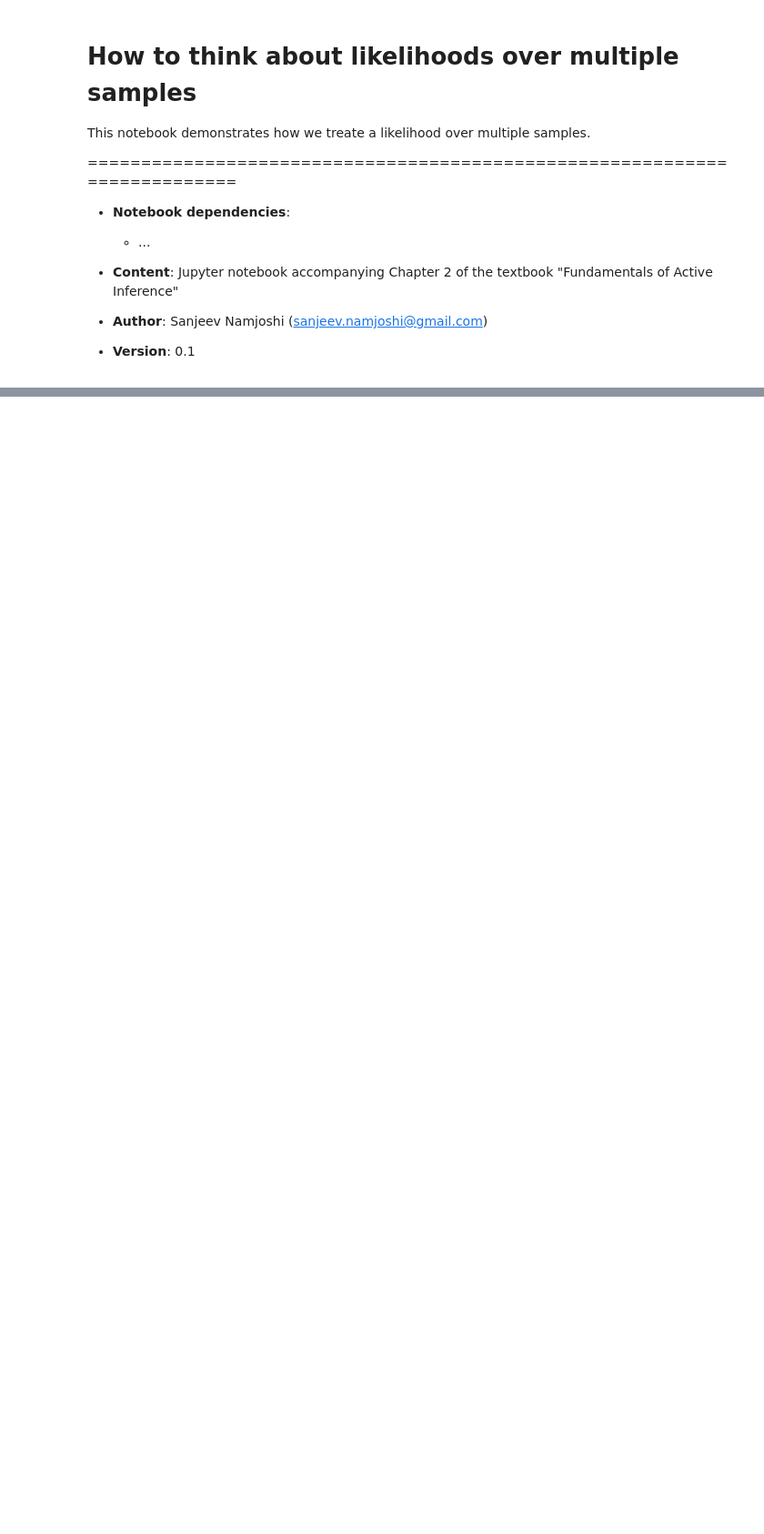
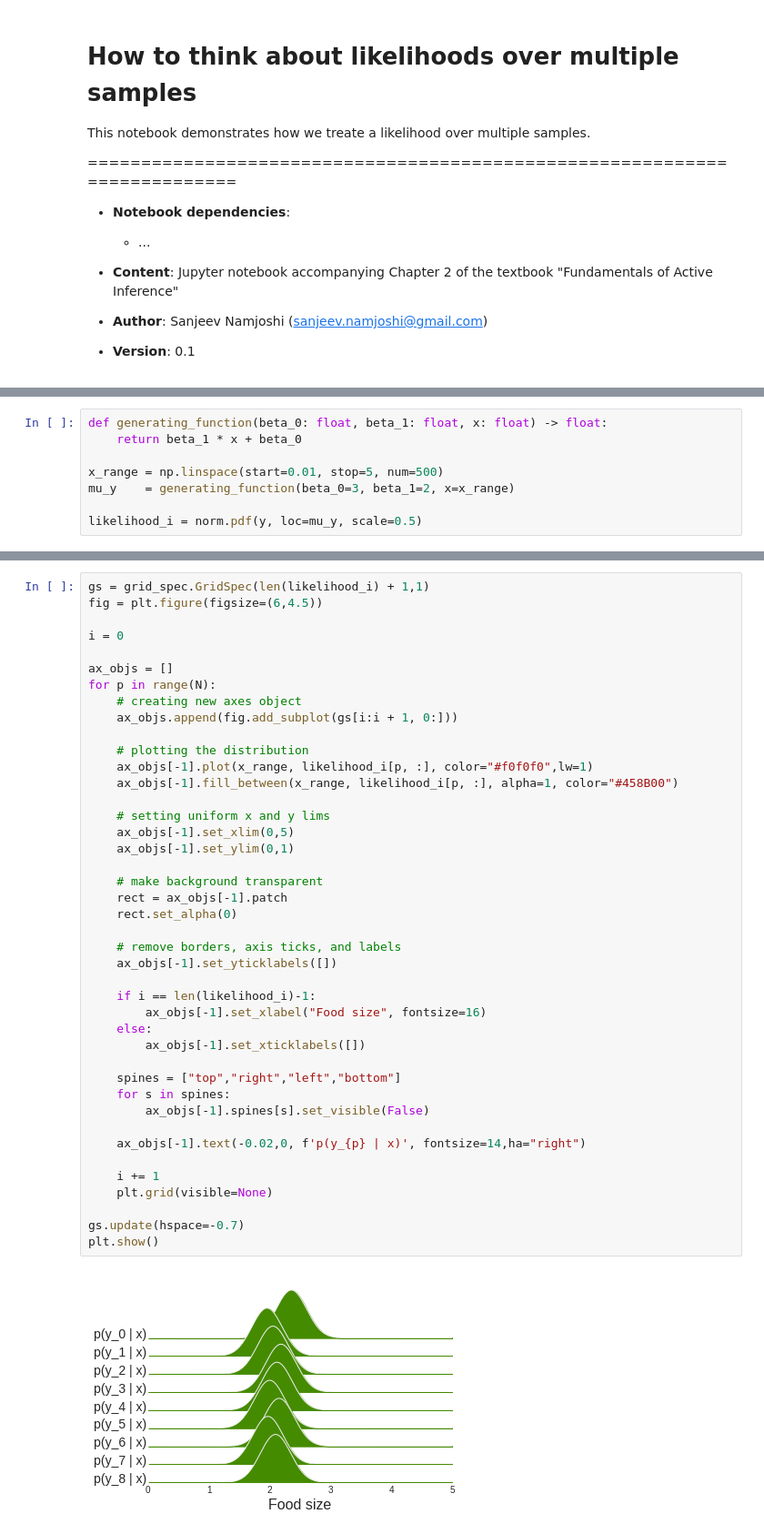
Before and after one commit to snamjoshi/faif-book, a Jupyter notebook: notebooks/background_material/multiple_likelihoods.ipynb, the cells around one changed output, grey strips where cells are left out. Shown at 91% size. Saved outputs shown, nothing was run; the diff lists cells and outputs as text; blank space fills up the shorter version.

```diff
--- a/notebooks/background_material/multiple_likelihoods.ipynb
+++ b/notebooks/background_material/multiple_likelihoods.ipynb
@@ -46,0 +90,8 @@ The only difference is that observation are now indexed by $i = 0, \dots, N$ to
+# %%
+def generating_function(beta_0: float, beta_1: float, x: float) -> float:
+    return beta_1 * x + beta_0
+
+x_range = np.linspace(start=0.01, stop=5, num=500)
+mu_y    = generating_function(beta_0=3, beta_1=2, x=x_range)
+
+likelihood_i = norm.pdf(y, loc=mu_y, scale=0.5)
@@ -46,0 +108,44 @@ The only difference is that observation are now indexed by $i = 0, \dots, N$ to
+# %%
+gs = grid_spec.GridSpec(len(likelihood_i) + 1,1)
+fig = plt.figure(figsize=(6,4.5))
+
+i = 0
+
+ax_objs = []
+for p in range(N):
+    # creating new axes object
+    ax_objs.append(fig.add_subplot(gs[i:i + 1, 0:]))
+
+    # plotting the distribution
+    ax_objs[-1].plot(x_range, likelihood_i[p, :], color="#f0f0f0",lw=1)
+    ax_objs[-1].fill_between(x_range, likelihood_i[p, :], alpha=1, color="#458B00")
+
+    # setting uniform x and y lims
+    ax_objs[-1].set_xlim(0,5)
+    ax_objs[-1].set_ylim(0,1)
+
+    # make background transparent
+    rect = ax_objs[-1].patch
+    rect.set_alpha(0)
+
+    # remove borders, axis ticks, and labels
+    ax_objs[-1].set_yticklabels([])
+
+    if i == len(likelihood_i)-1:
+        ax_objs[-1].set_xlabel("Food size", fontsize=16)
+    else:
+        ax_objs[-1].set_xticklabels([])
+
+    spines = ["top","right","left","bottom"]
+    for s in spines:
+        ax_objs[-1].spines[s].set_visible(False)
+
+    ax_objs[-1].text(-0.02,0, f'p(y_{p} | x)', fontsize=14,ha="right")
+
+    i += 1
+    plt.grid(visible=None)
+
+gs.update(hspace=-0.7)
+plt.show()
+# %% [output]
+[figure, added]
```
Also changed, not shown: parts of 9 cells of this notebook, 6 other files.
